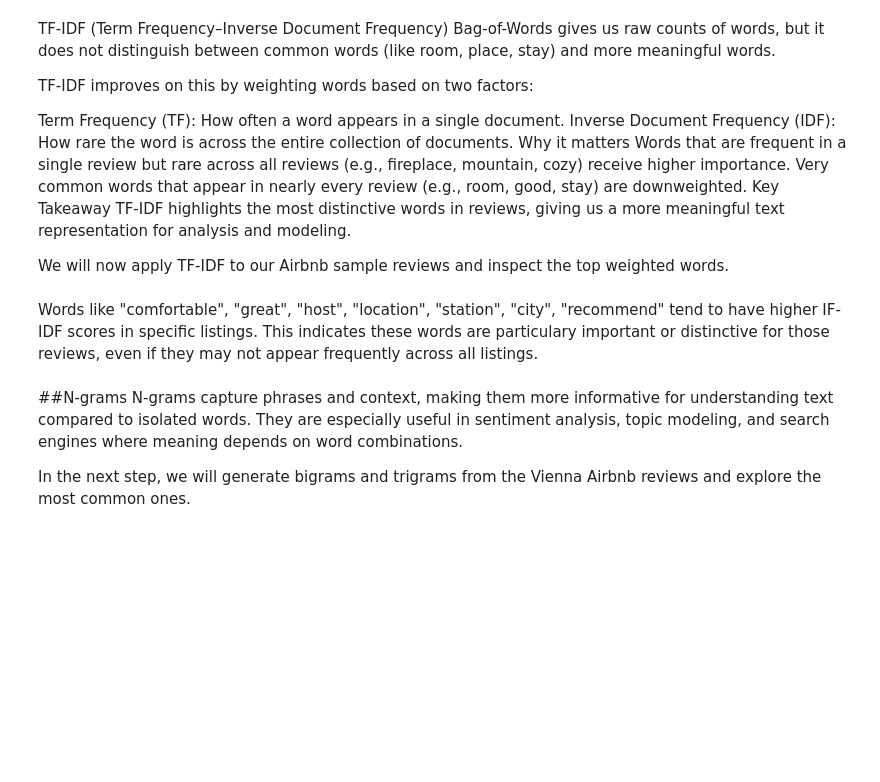
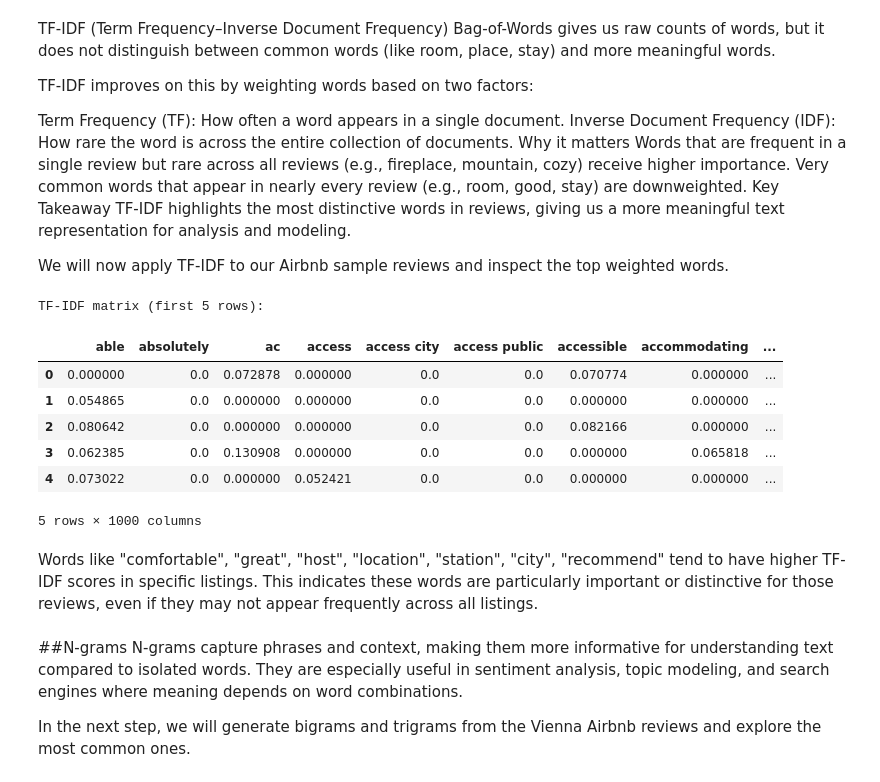
Before and after one commit to Onureeva/airbnb-vienna-nlp-pricing, a Jupyter notebook: notebooks/02_airbnb_analysis.ipynb, the cells around one changed output. Cells and saved outputs as stored; diff of their text form; code cells hidden in the pictures; blank space fills up the shorter version.

```diff
--- a/notebooks/02_airbnb_analysis.ipynb
+++ b/notebooks/02_airbnb_analysis.ipynb
@@ -374,18 +585,27 @@ We will now apply TF-IDF to our Airbnb sample reviews and inspect the top weight
 # %%
 from sklearn.feature_extraction.text import TfidfVectorizer
 
 # Apply TF-IDF
 tfidf = TfidfVectorizer(max_features=1000, max_df=0.85, min_df=15, stop_words='english', ngram_range=(1,2))
-X_tfidf = tfidf.fit_transform(merged_df['cleaned_comments'])
+X_tfidf = tfidf.fit_transform(merged_df['comments_clean'])
 
 # Convert to DataFrame for inspection
 tfidf_df = pd.DataFrame(X_tfidf.toarray(), columns=tfidf.get_feature_names_out())
 
 # Show top rows
 print("TF-IDF matrix (first 5 rows):")
 display(tfidf_df.head())
+# %% [output]
+TF-IDF matrix (first 5 rows):
+|  | able | absolutely | ac | access | access city | access public | accessible | accommodating | ... |
+| 0 | 0.000000 | 0.0 | 0.072878 | 0.000000 | 0.0 | 0.0 | 0.070774 | 0.000000 | ... |
+| 1 | 0.054865 | 0.0 | 0.000000 | 0.000000 | 0.0 | 0.0 | 0.000000 | 0.000000 | ... |
+| 2 | 0.080642 | 0.0 | 0.000000 | 0.000000 | 0.0 | 0.0 | 0.082166 | 0.000000 | ... |
+| 3 | 0.062385 | 0.0 | 0.130908 | 0.000000 | 0.0 | 0.0 | 0.000000 | 0.065818 | ... |
+| 4 | 0.073022 | 0.0 | 0.000000 | 0.052421 | 0.0 | 0.0 | 0.000000 | 0.000000 | ... |
+5 rows × 1000 columns
 # %% [markdown]
-Words like "comfortable", "great", "host", "location", "station", "city", "recommend" tend to have higher IF-IDF scores in specific listings. This indicates these words are particulary important or distinctive for those reviews, even if they may not appear frequently across all listings.
+Words like "comfortable", "great", "host", "location", "station", "city", "recommend" tend to have higher TF-IDF scores in specific listings. This indicates these words are particularly important or distinctive for those reviews, even if they may not appear frequently across all listings.
 # %% [markdown]
 ##N-grams
 N-grams capture phrases and context, making them more informative for understanding text compared to isolated words. They are especially useful in sentiment analysis, topic modeling, and search engines where meaning depends on word combinations.
```
Also changed, not shown: parts of 117 cells of this notebook.
